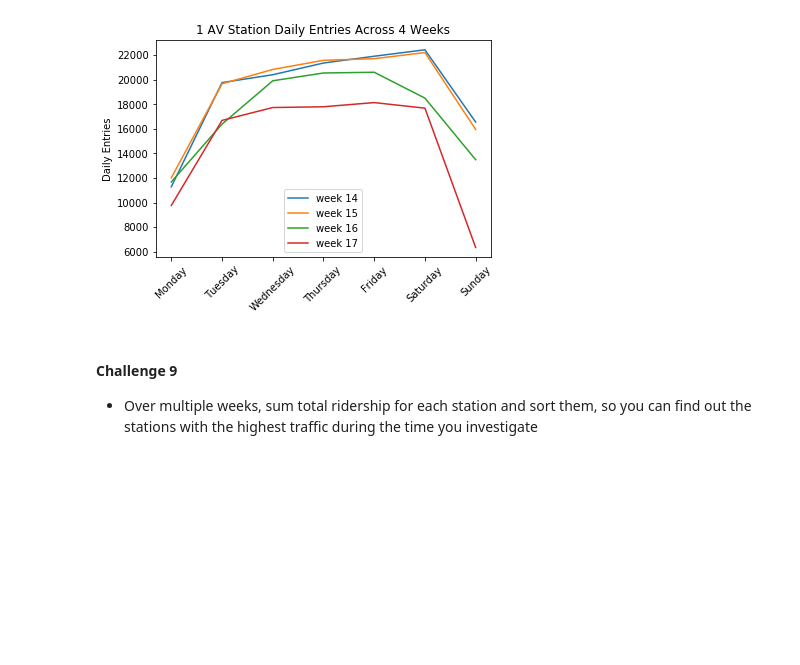
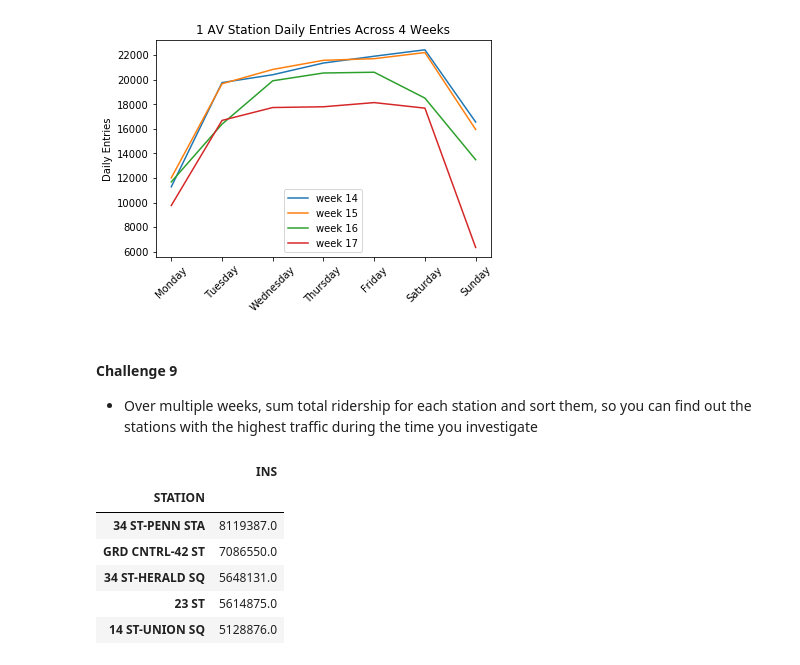
Before and after one commit to ekand/mtacular, a Jupyter notebook: notebooks/eric_challenge1.ipynb, the cells around one changed output. Cells and saved outputs as stored; diff of their text form; code cells hidden in the pictures; blank space fills up the shorter version.

```diff
--- a/notebooks/eric_challenge1.ipynb
+++ b/notebooks/eric_challenge1.ipynb
@@ -368,3 +370,21 @@ Text(0.5, 1.0, '1 AV Station Daily Entries Across 4 Weeks')
 - Over multiple weeks, sum total ridership for each station and sort
   them, so you can find out the stations with the highest traffic
   during the time you investigate
+# %%
+#sum all days in stations and sort
+mta_sta_tots = (
+    mta_sta_sum
+    .reset_index()
+    .groupby('STATION')
+    .agg({'INS':'sum'})
+    .sort_values('INS',ascending=False)
+)
+mta_sta_tots.head()
+# %% [output]
+|  | INS |
+| STATION |  |
+| 34 ST-PENN STA | 8119387.0 |
+| GRD CNTRL-42 ST | 7086550.0 |
+| 34 ST-HERALD SQ | 5648131.0 |
+| 23 ST | 5614875.0 |
+| 14 ST-UNION SQ | 5128876.0 |
```
Also changed, not shown: parts of 4 cells of this notebook, 2 other files.
